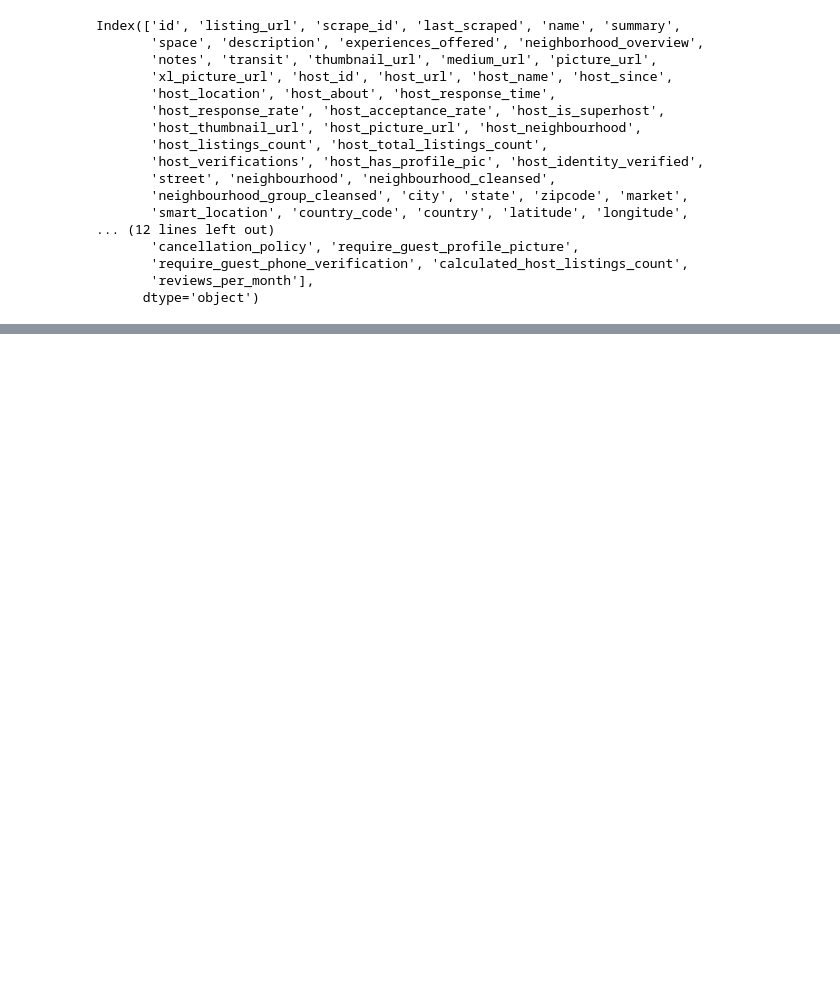
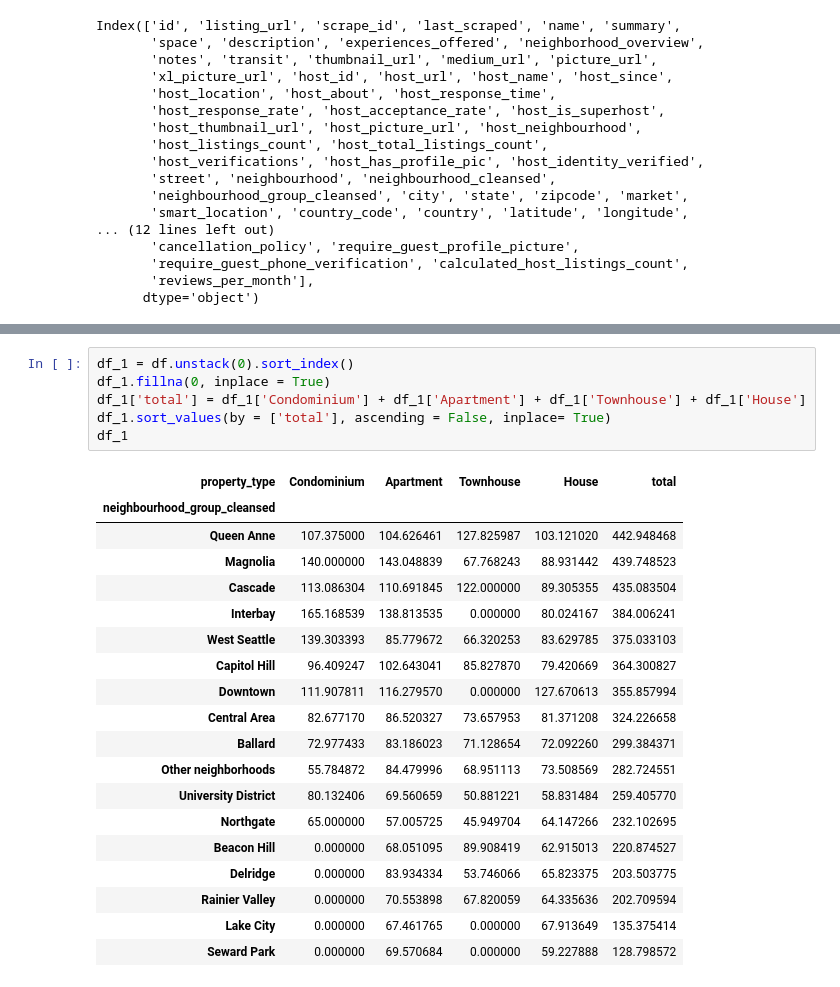
Before and after one commit to MarceloArrais/udacity-datascientist-nanodegree, a Jupyter notebook: Seattle_AirBnB.ipynb, the cells around one changed output, grey strips where cells are left out. Cells and saved outputs as stored; diff of their text form; blank space fills up the shorter version.

```diff
--- a/Seattle_AirBnB.ipynb
+++ b/Seattle_AirBnB.ipynb
@@ -103,0 +268,26 @@ AttributeError: module 'matplotlib.pyplot' has no attribute 'fig'
+# %%
+df_1 = df.unstack(0).sort_index()
+df_1.fillna(0, inplace = True)
+df_1['total'] = df_1['Condominium'] + df_1['Apartment'] + df_1['Townhouse'] + df_1['House']
+df_1.sort_values(by = ['total'], ascending = False, inplace= True)
+df_1
+# %% [output]
+| property_type | Condominium | Apartment | Townhouse | House | total |
+| neighbourhood_group_cleansed |  |  |  |  |  |
+| Queen Anne | 107.375000 | 104.626461 | 127.825987 | 103.121020 | 442.948468 |
+| Magnolia | 140.000000 | 143.048839 | 67.768243 | 88.931442 | 439.748523 |
+| Cascade | 113.086304 | 110.691845 | 122.000000 | 89.305355 | 435.083504 |
+| Interbay | 165.168539 | 138.813535 | 0.000000 | 80.024167 | 384.006241 |
+| West Seattle | 139.303393 | 85.779672 | 66.320253 | 83.629785 | 375.033103 |
+| Capitol Hill | 96.409247 | 102.643041 | 85.827870 | 79.420669 | 364.300827 |
+| Downtown | 111.907811 | 116.279570 | 0.000000 | 127.670613 | 355.857994 |
+| Central Area | 82.677170 | 86.520327 | 73.657953 | 81.371208 | 324.226658 |
+| Ballard | 72.977433 | 83.186023 | 71.128654 | 72.092260 | 299.384371 |
+| Other neighborhoods | 55.784872 | 84.479996 | 68.951113 | 73.508569 | 282.724551 |
+| University District | 80.132406 | 69.560659 | 50.881221 | 58.831484 | 259.405770 |
+| Northgate | 65.000000 | 57.005725 | 45.949704 | 64.147266 | 232.102695 |
+| Beacon Hill | 0.000000 | 68.051095 | 89.908419 | 62.915013 | 220.874527 |
+| Delridge | 0.000000 | 83.934334 | 53.746066 | 65.823375 | 203.503775 |
+| Rainier Valley | 0.000000 | 70.553898 | 67.820059 | 64.335636 | 202.709594 |
+| Lake City | 0.000000 | 67.461765 | 0.000000 | 67.913649 | 135.375414 |
+| Seward Park | 0.000000 | 69.570684 | 0.000000 | 59.227888 | 128.798572 |
```
Also changed, not shown: parts of 31 cells of this notebook.
